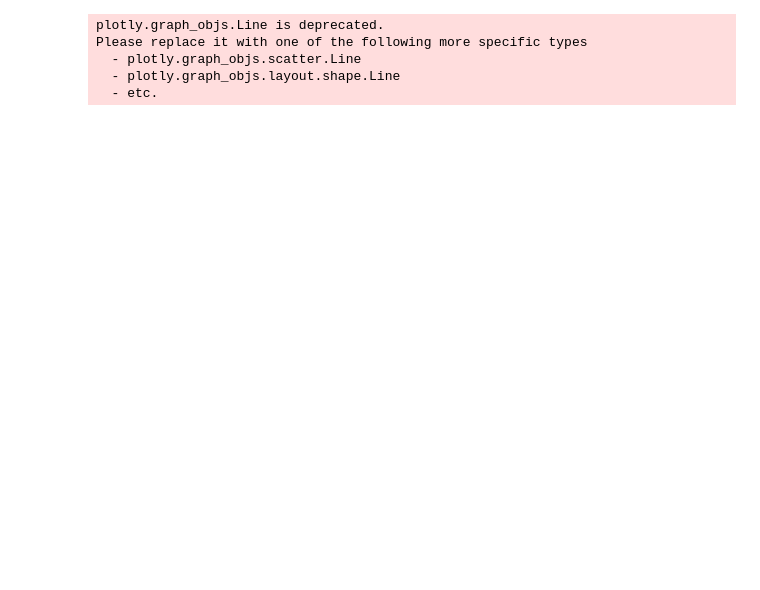
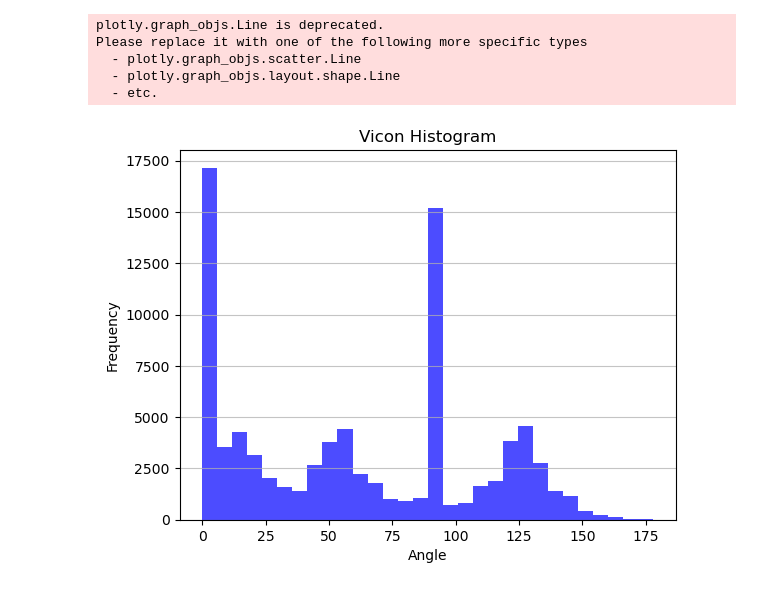
Before and after one commit to jakobreinhardt/motion-data-analysis, a Jupyter notebook: comparison_joint_angles.ipynb, the cells around one changed output. Saved outputs shown, nothing was run; the diff lists cells and outputs as text; code cells hidden in the pictures; blank space fills up the shorter version.

Commit message:
some plotting

```diff
--- a/comparison_joint_angles.ipynb
+++ b/comparison_joint_angles.ipynb
@@ -71,3 +44,12 @@ Please replace it with one of the following more specific types
   - plotly.graph_objs.scatter.Line
   - plotly.graph_objs.layout.shape.Line
   - etc.
+# %%
+plt.hist(vicon.LowerArmAngle, bins=30, color='blue', alpha=0.7)
+plt.title('Vicon Histogram')
+plt.xlabel('Angle')
+plt.ylabel('Frequency')
+plt.grid(axis='y', alpha=0.75)
+plt.show()
+# %% [output]
+[figure, added]
```
Also changed, not shown: parts of 4 cells of this notebook.
